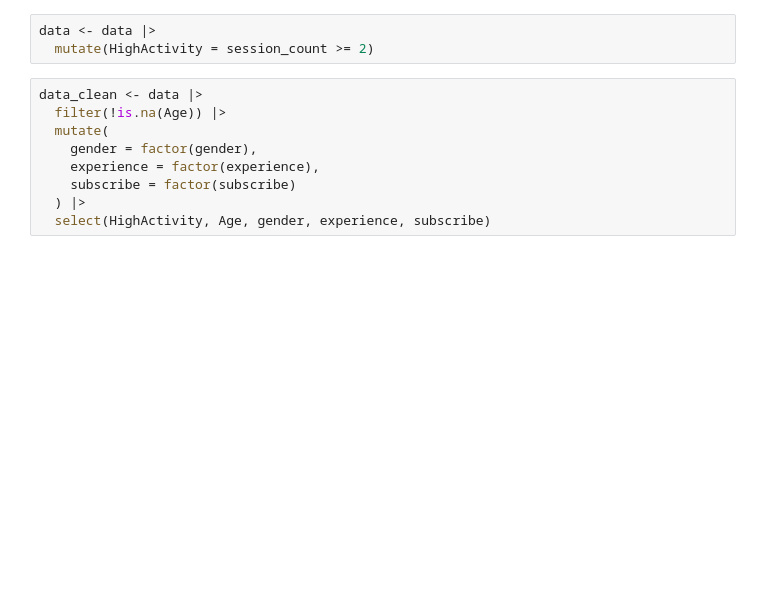
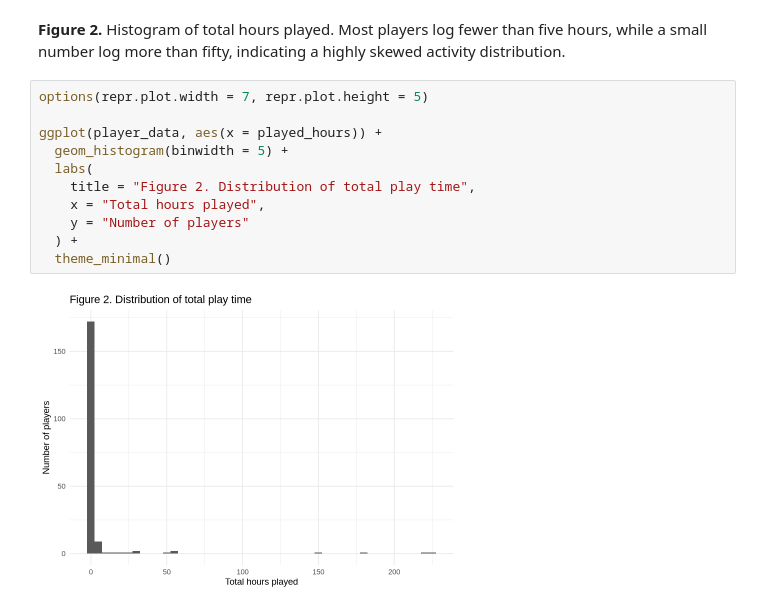
Before and after one commit to Elijah-Lal/DSCI-100-Group-17-Project-Final-Report, a Jupyter notebook: Project_Final_Report_Group_17.ipynb, the cells around one changed output. Cells and saved outputs as stored; diff of their text form; blank space fills up the shorter version.

```diff
--- a/Project_Final_Report_Group_17.ipynb
+++ b/Project_Final_Report_Group_17.ipynb
@@ -69,12 +58,15 @@ data <- data |>
+# %% [markdown]
+**Figure 2.** Histogram of total hours played. Most players log fewer than five hours, while a small number log more than fifty, indicating a highly skewed activity distribution.
 # %%
-data <- data |>
-  mutate(HighActivity = session_count >= 2)
+options(repr.plot.width = 7, repr.plot.height = 5)
+
+ggplot(player_data, aes(x = played_hours)) +
+  geom_histogram(binwidth = 5) +
+  labs(
+    title = "Figure 2. Distribution of total play time",
+    x = "Total hours played",
+    y = "Number of players"
+  ) +
+  theme_minimal()
+# %% [output]
+[figure, added]
-# %%
-data_clean <- data |>
-  filter(!is.na(Age)) |>
-  mutate(
-    gender = factor(gender),
-    experience = factor(experience),
-    subscribe = factor(subscribe)
-  ) |>
-  select(HighActivity, Age, gender, experience, subscribe)
```
Also changed, not shown: parts of 27 cells of this notebook.
